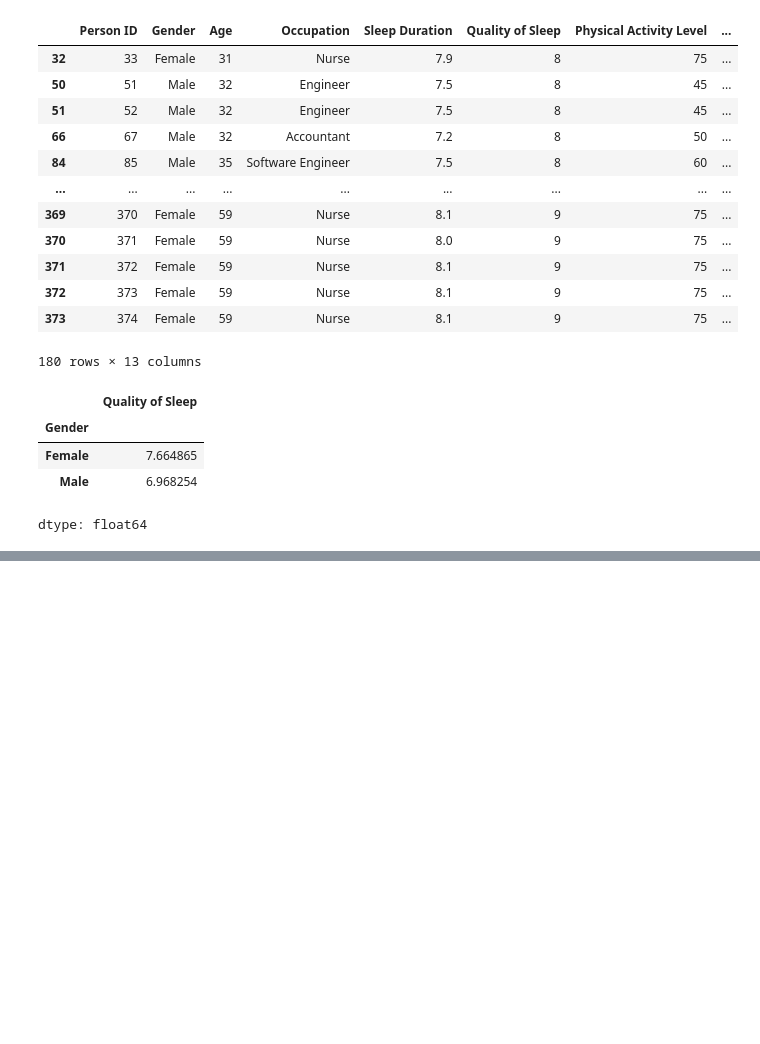
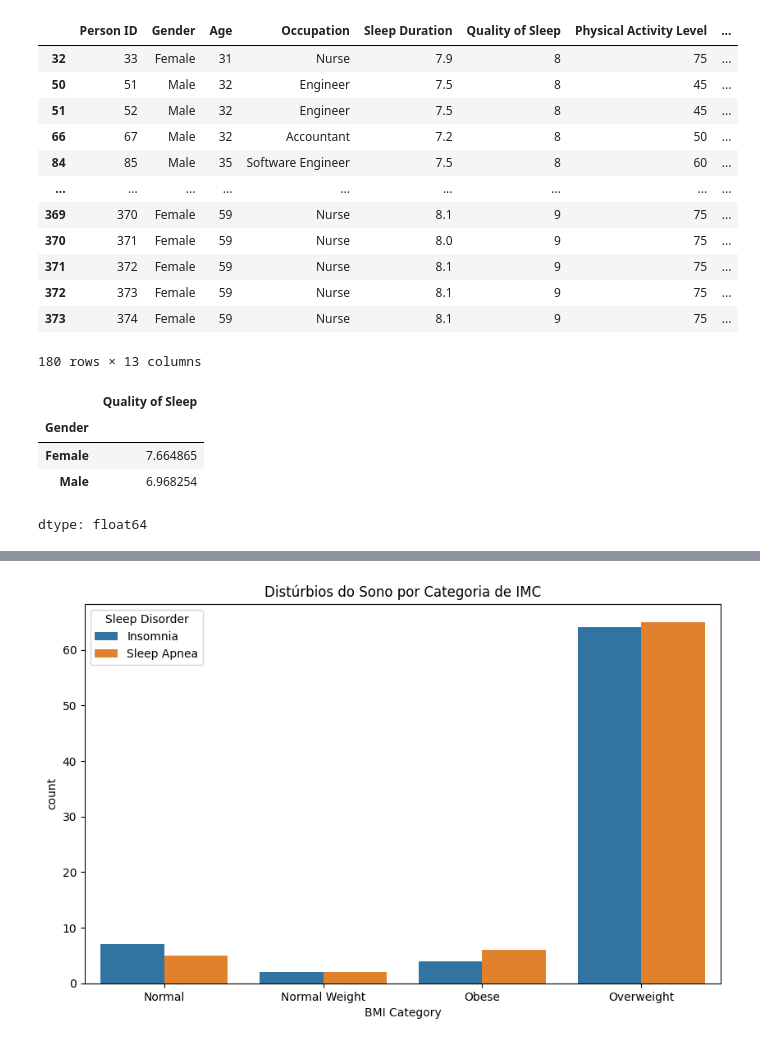
Before and after one commit to enzobanin/AnaliseDeDados, a Jupyter notebook: sonoEstiloDeVida.ipynb, the cells around one changed output, grey strips where cells are left out. Saved outputs shown, nothing was run; the diff lists cells and outputs as text; code cells hidden in the pictures; blank space fills up the shorter version.

Commit message:
Adicionando gráfico de barras de distúrbios do sono por categoria de IMC

```diff
--- a/sonoEstiloDeVida.ipynb
+++ b/sonoEstiloDeVida.ipynb
@@ -208,3 +201,11 @@ df.groupby(["Gender", "Occupation", "Quality of Sleep"])["BMI Category"].value_c
+# %%
+resultado_bmi = df.groupby(["BMI Category", "Sleep Disorder"]).size().reset_index(name="count")
+plt.figure(figsize=(10, 6))
+sns.barplot(data=resultado_bmi, x="BMI Category", y="count", hue="Sleep Disorder")
+plt.title("Distúrbios do Sono por Categoria de IMC")
+plt.show()
+# %% [output]
+[figure, added]
 # %%
 resultado = df.groupby(["Gender", "Quality of Sleep", "Stress Level", "Sleep Disorder"])["Daily Steps"].mean().reset_index().round(0)
 # round(0) e reset_index adicionados por Luiz para melhorar a formatação
```
Also changed, not shown: parts of 3 cells of this notebook.
